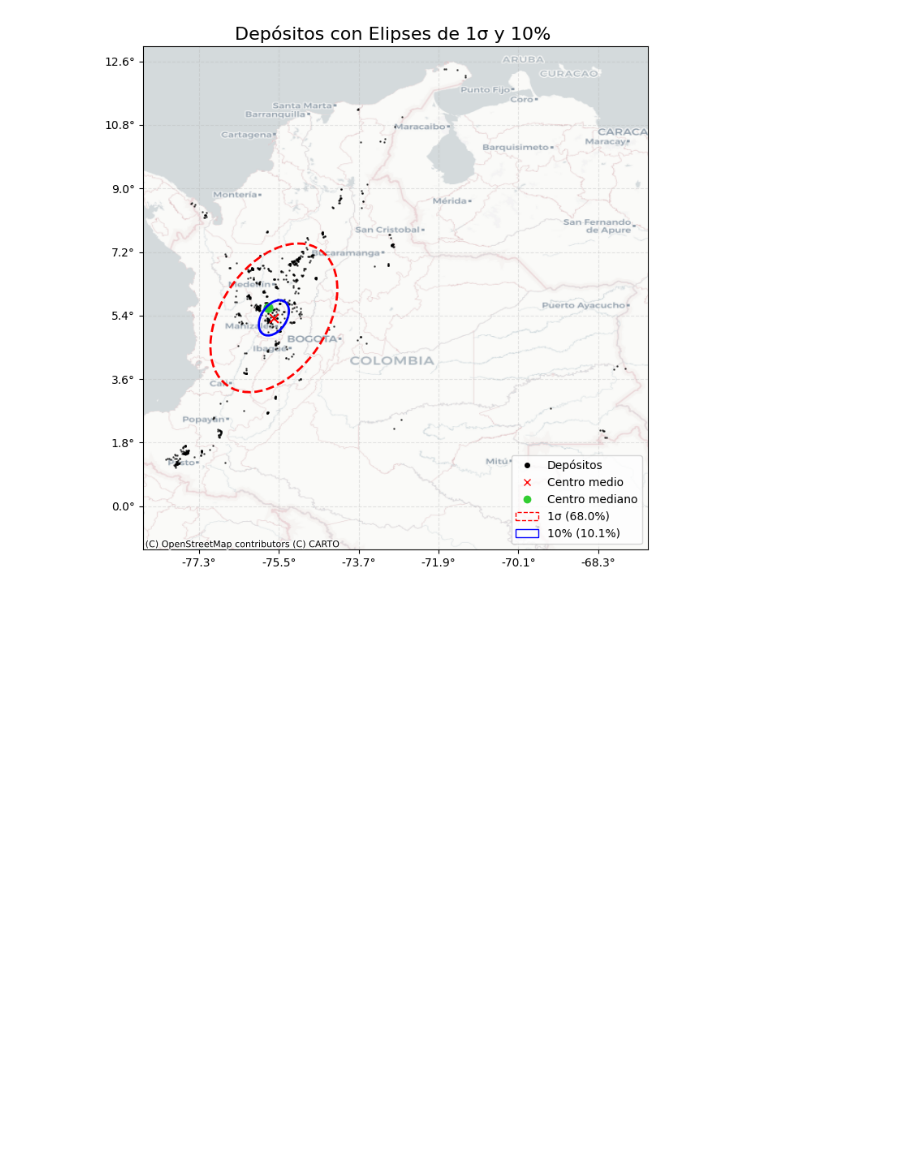
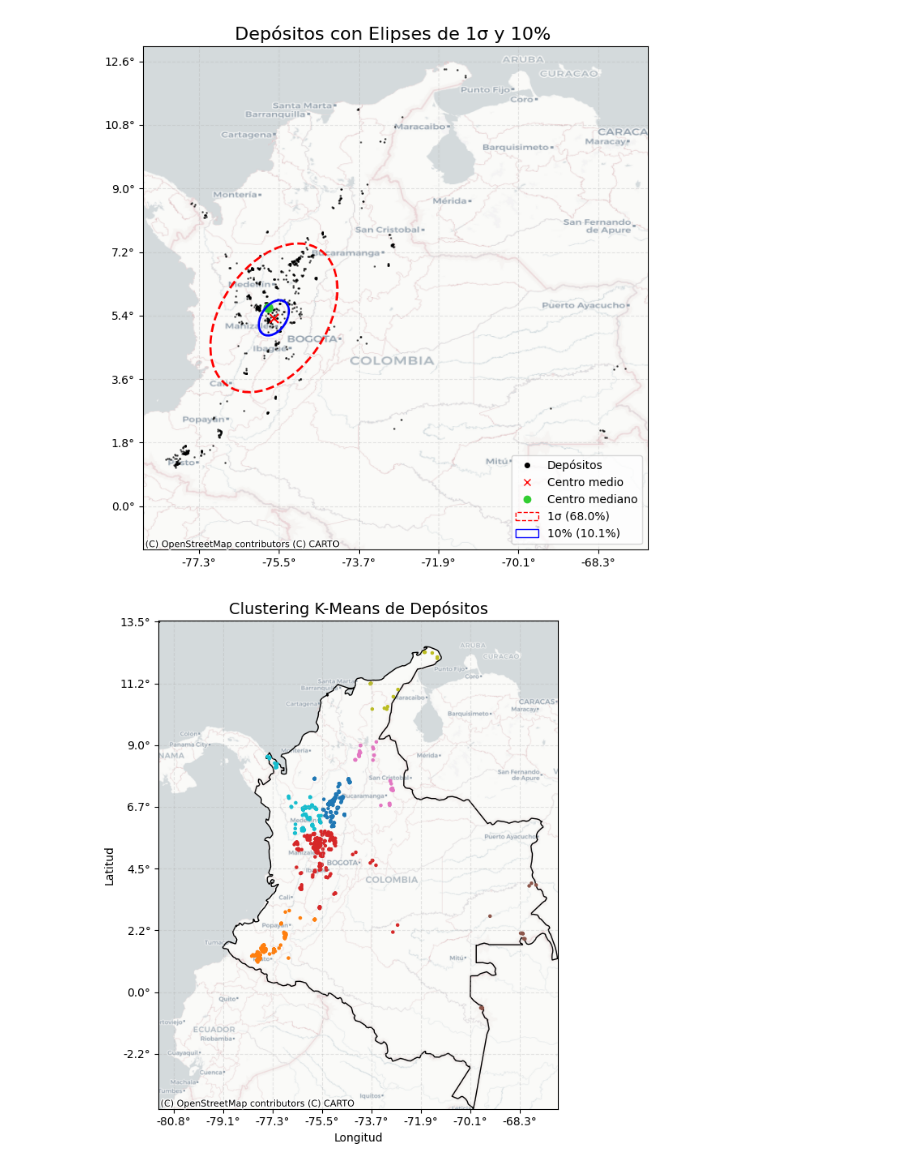
Before and after one commit to Santiagocruz97/AGE, a Jupyter notebook: Codigo/depositos.ipynb, the cells around one changed output. Cells and saved outputs as stored; diff of their text form; code cells hidden in the pictures; blank space fills up the shorter version.

```diff
--- a/Codigo/depositos.ipynb
+++ b/Codigo/depositos.ipynb
@@ -499,3 +499,66 @@ plt.tight_layout()
 plt.show()
 # %% [output]
 [figure]
+# %%
+import geopandas as gpd
+import matplotlib.pyplot as plt
+from sklearn.cluster import KMeans
+import contextily as ctx
+
+# === 1. Cargar shapes ===
+ruta_puntos = r"C:/Git_SCA/AGE/Depositos"
+ruta_colombia = r"C:/Git_SCA/AGE/Area_Col"
+
+gdf_colombia = gpd.read_file(ruta_colombia).to_crs(epsg=3857)
+gdf_puntos = gpd.read_file(ruta_puntos).to_crs(epsg=3857)
+
+# === 2. Extraer coordenadas para clustering ===
+gdf_puntos['x'] = gdf_puntos.geometry.x
+gdf_puntos['y'] = gdf_puntos.geometry.y
+
+# === 3. Aplicar K-Means ===
+n_clusters = 7
+kmeans = KMeans(n_clusters=n_clusters, random_state=0)
+gdf_puntos['cluster'] = kmeans.fit_predict(gdf_puntos[['x', 'y']])
+
+# === 4. Visualización ===
+fig, ax = plt.subplots(figsize=(7, 7))
+
+# Polígono transparente (solo borde)
+gdf_colombia.plot(ax=ax, facecolor='none', edgecolor='black', linewidth=1)
+
+# Puntos por cluster
+gdf_puntos.plot(ax=ax, column='cluster', cmap='tab10', markersize=5, legend=False)
+
+# Añadir mapa base
+ctx.add_basemap(ax, source=ctx.providers.CartoDB.Positron, zoom=6)
+
+# === 5. Coordenadas ===
+# Proyectar a EPSG:4326 para que matplotlib muestre lat/lon correctos en ticks
+ax.set_title("Clustering K-Means de Depósitos", fontsize=14)
+ax.set_xlabel("Longitud")
+ax.set_ylabel("Latitud")
+
+# Reproyectar límites para ajustar ejes con lat/lon
+bounds_4326 = gdf_colombia.to_crs(epsg=4326).total_bounds
+ax.set_xlim(gdf_colombia.total_bounds[[0, 2]])
+ax.set_ylim(gdf_colombia.total_bounds[[1, 3]])
+
+# Mostrar coordenadas con formato decimal (grados)
+from matplotlib.ticker import FuncFormatter
+
+def lon_formatter(x, pos):
+    return f"{x:.2f}°"
+
+def lat_formatter(y, pos):
+    return f"{y:.2f}°"
+
+ax.xaxis.set_major_formatter(FuncFormatter(lambda x,_: f"{x*180/20037508.34:.1f}°"))
+ax.yaxis.set_major_formatter(FuncFormatter(lambda y,_: f"{y*180/20037508.34:.1f}°"))
+ax.grid(True, linestyle="--", alpha=0.3)
+
+
+plt.tight_layout()
+plt.show()
+# %% [output]
+[figure, added]
```
Also changed, not shown: parts of 1 cell of this notebook.
